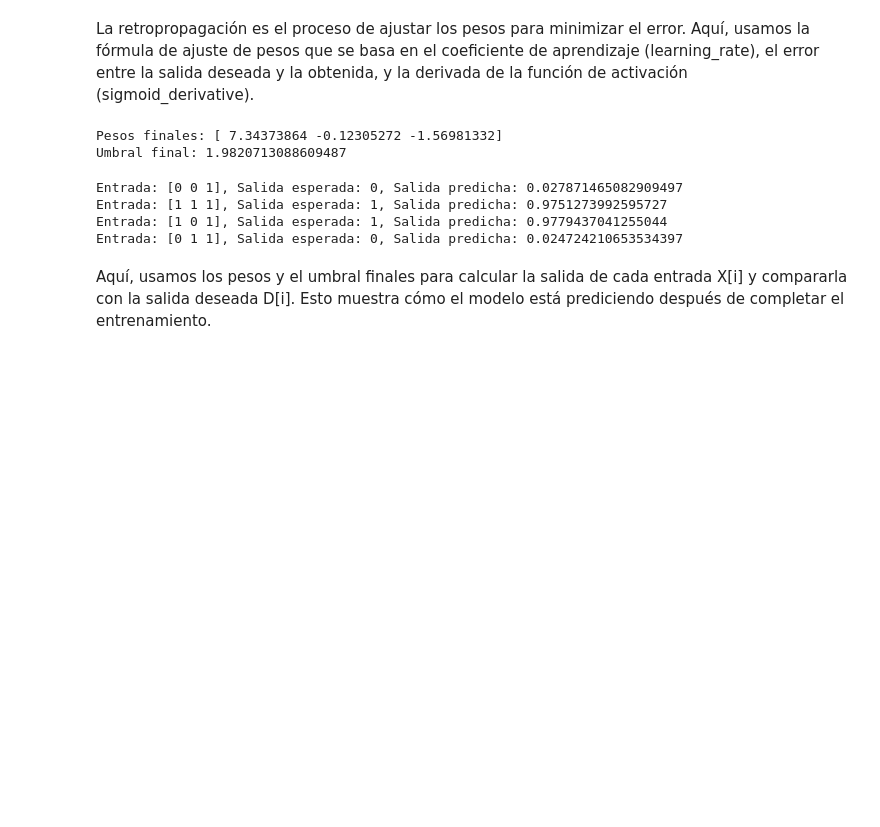
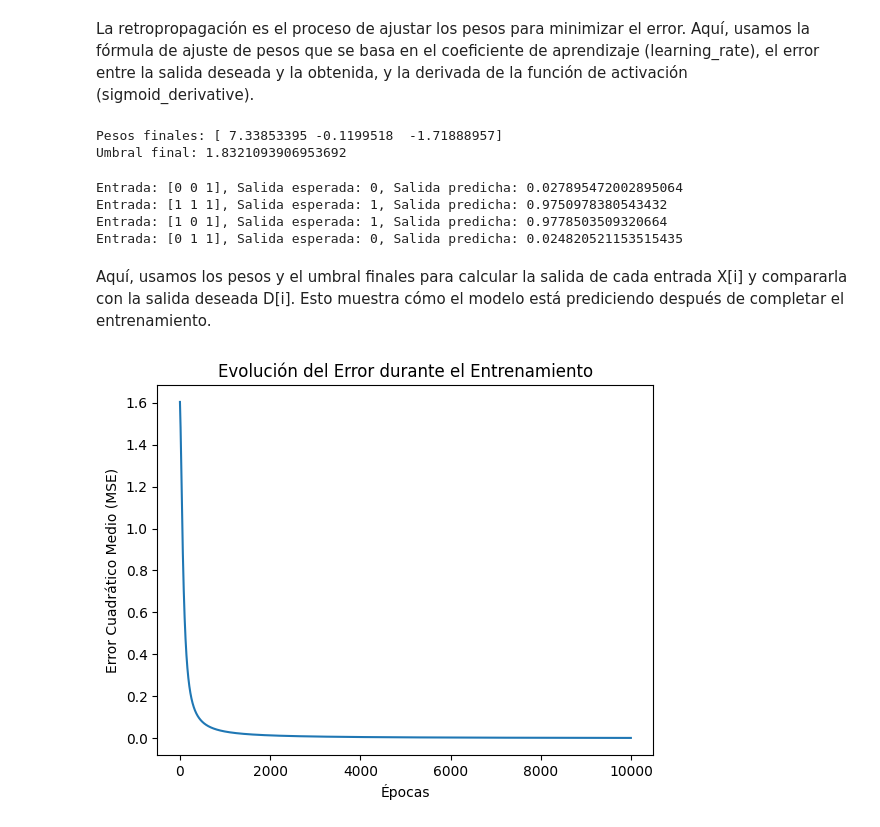
Before and after one commit to JanineRodriguez19/Perceptron, a Jupyter notebook: Perceptrón.ipynb, the cells around one changed output. Saved outputs shown, nothing was run; the diff lists cells and outputs as text; code cells hidden in the pictures; blank space fills up the shorter version.

```diff
--- a/Perceptrón.ipynb
+++ b/Perceptrón.ipynb
@@ -27,6 +28,9 @@ En este ejemplo, X representa los datos de entrada, y D es el conjunto de salida
 # Datos de entrenamiento (ejemplo)
 X = np.array([[0, 0, 1], [1, 1, 1], [1, 0, 1], [0, 1, 1]])  # Entradas
 D = np.array([0, 1, 1, 0])  # Salidas deseadas (objetivo)
+
+# Para almacenar el error en cada época
+errors = []
 
 # Algoritmo de entrenamiento
 for epoch in range(n_epochs):
@@ -45,6 +49,9 @@ for epoch in range(n_epochs):
         weights += learning_rate * error * x_i * sigmoid_derivative(y)
         threshold -= learning_rate * error * sigmoid_derivative(y)
 
+     # Almacenar el error total de cada época
+    errors.append(total_error)
+
     # Condición de parada si el error es suficientemente bajo
     if total_error < 1e-5:
         print(f"Entrenamiento completado en la época {epoch}")
@@ -56,17 +63,27 @@ La retropropagación es el proceso de ajustar los pesos para minimizar el error.
 print("Pesos finales:", weights)
 print("Umbral final:", threshold)
 # %% [output]
-Pesos finales: [ 7.34373864 -0.12305272 -1.56981332]
-Umbral final: 1.9820713088609487
+Pesos finales: [ 7.33853395 -0.1199518  -1.71888957]
+Umbral final: 1.8321093906953692
 # %%
 # Prueba del modelo
 for i in range(len(X)):
     y = sigmoid(np.dot(X[i], weights) - threshold)
     print(f"Entrada: {X[i]}, Salida esperada: {D[i]}, Salida predicha: {y}")
 # %% [output]
-Entrada: [0 0 1], Salida esperada: 0, Salida predicha: 0.027871465082909497
-Entrada: [1 1 1], Salida esperada: 1, Salida predicha: 0.9751273992595727
-Entrada: [1 0 1], Salida esperada: 1, Salida predicha: 0.9779437041255044
-Entrada: [0 1 1], Salida esperada: 0, Salida predicha: 0.024724210653534397
+Entrada: [0 0 1], Salida esperada: 0, Salida predicha: 0.027895472002895064
+Entrada: [1 1 1], Salida esperada: 1, Salida predicha: 0.9750978380543432
+Entrada: [1 0 1], Salida esperada: 1, Salida predicha: 0.9778503509320664
+Entrada: [0 1 1], Salida esperada: 0, Salida predicha: 0.024820521153515435
 # %% [markdown]
 Aquí, usamos los pesos y el umbral finales para calcular la salida de cada entrada X[i] y compararla con la salida deseada D[i]. Esto muestra cómo el modelo está prediciendo después de completar el entrenamiento.
+# %%
+
+# Graficar el error en cada época
+plt.plot(errors)
+plt.xlabel('Épocas')
+plt.ylabel('Error Cuadrático Medio (MSE)')
+plt.title('Evolución del Error durante el Entrenamiento')
+plt.show()
+# %% [output]
+[figure, added]
```
Also changed, not shown: parts of 2 cells of this notebook.
